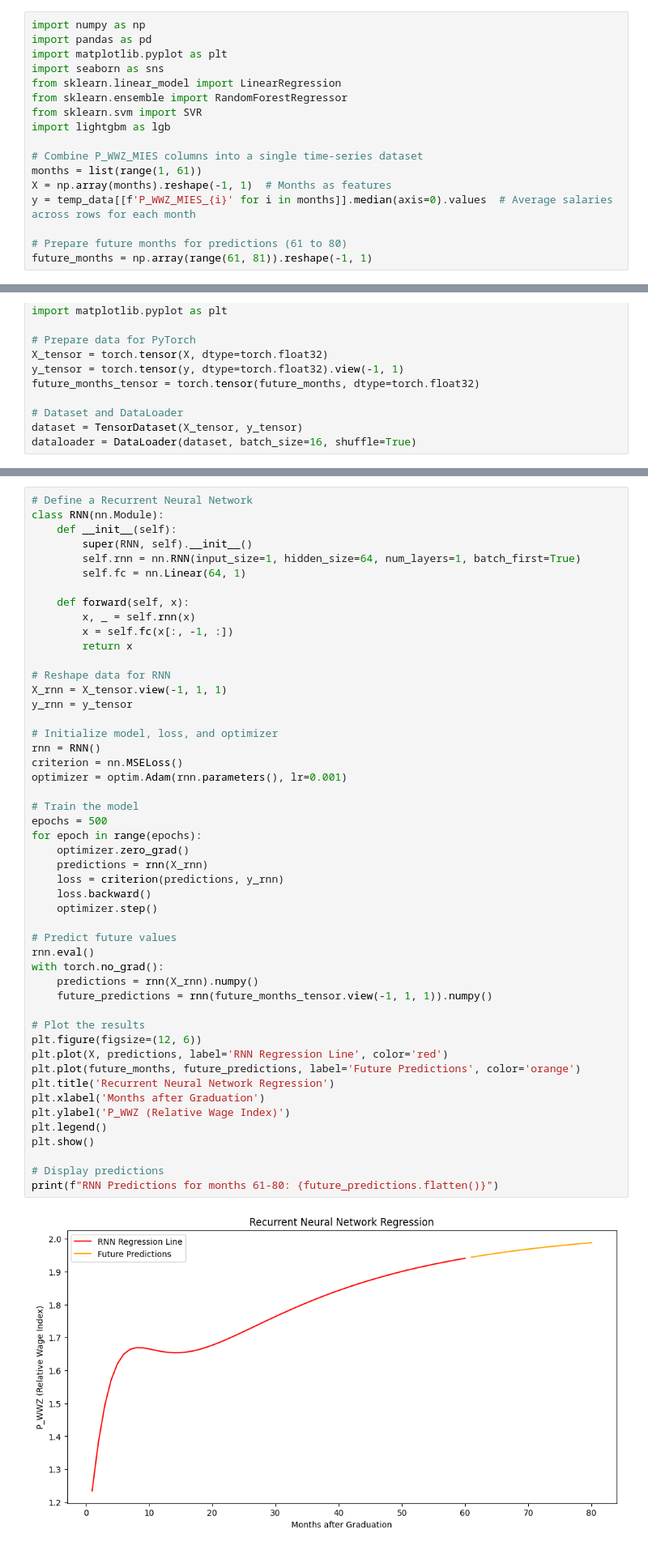
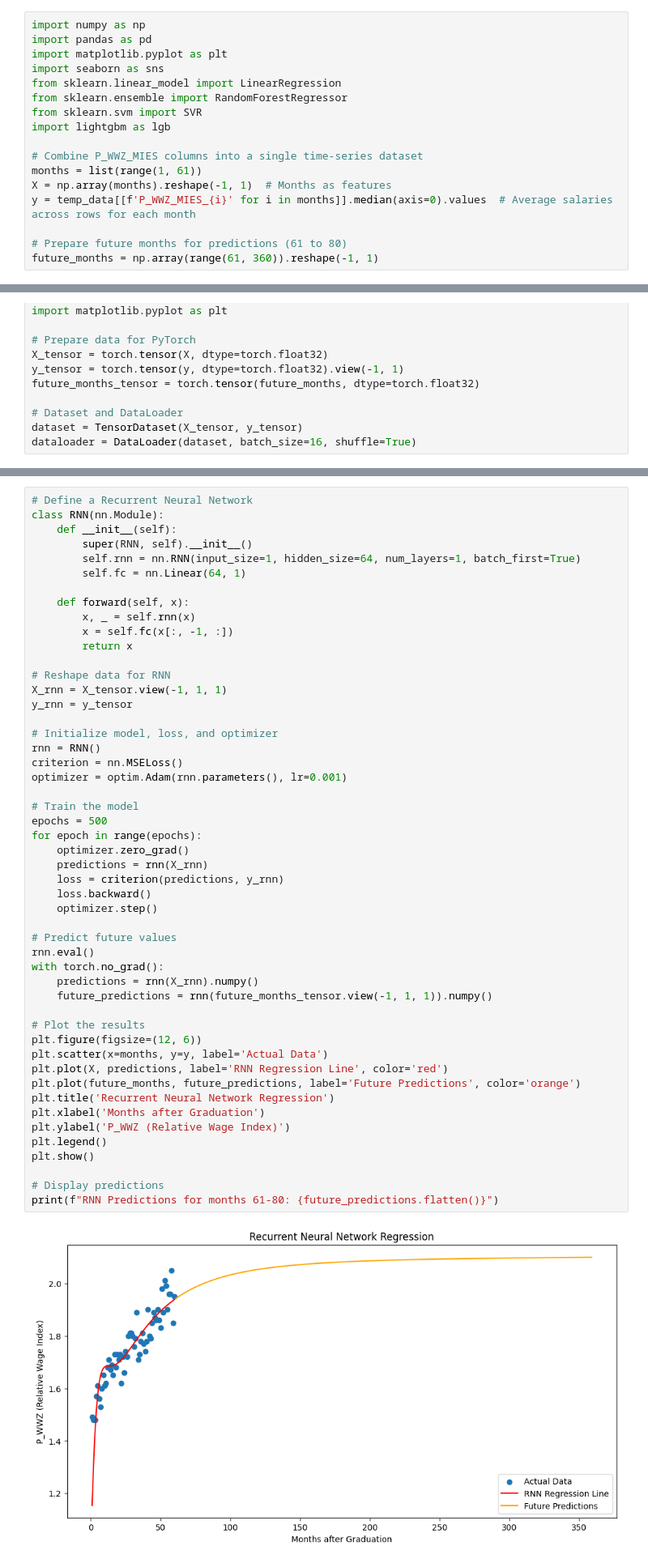
Before and after one commit to michalsko20/ela_analysis, a Jupyter notebook: model/main.ipynb, the cells around one changed output, grey strips where cells are left out. Shown at 81% size. Saved outputs shown, nothing was run; the diff lists cells and outputs as text.

```diff
--- a/model/main.ipynb
+++ b/model/main.ipynb
@@ -127,7 +127,7 @@ X = np.array(months).reshape(-1, 1)  # Months as features
 y = temp_data[[f'P_WWZ_MIES_{i}' for i in months]].median(axis=0).values  # Average salaries across rows for each month
 
 # Prepare future months for predictions (61 to 80)
-future_months = np.array(range(61, 81)).reshape(-1, 1)
+future_months = np.array(range(61, 360)).reshape(-1, 1)
 # %%
 # Linear Regression
 linear_model = LinearRegression()
@@ -599,31 +642,32 @@ criterion = nn.MSELoss()
 optimizer = optim.Adam(rnn.parameters(), lr=0.001)
 
 # Train the model
 epochs = 500
 for epoch in range(epochs):
     optimizer.zero_grad()
     predictions = rnn(X_rnn)
     loss = criterion(predictions, y_rnn)
     loss.backward()
     optimizer.step()
 
 # Predict future values
 rnn.eval()
 with torch.no_grad():
     predictions = rnn(X_rnn).numpy()
     future_predictions = rnn(future_months_tensor.view(-1, 1, 1)).numpy()
 
 # Plot the results
 plt.figure(figsize=(12, 6))
+plt.scatter(x=months, y=y, label='Actual Data')
 plt.plot(X, predictions, label='RNN Regression Line', color='red')
 plt.plot(future_months, future_predictions, label='Future Predictions', color='orange')
 plt.title('Recurrent Neural Network Regression')
 plt.xlabel('Months after Graduation')
 plt.ylabel('P_WWZ (Relative Wage Index)')
 plt.legend()
 plt.show()
 
 # Display predictions
 print(f"RNN Predictions for months 61-80: {future_predictions.flatten()}")
 # %% [output]
-[figure, old version]
+[figure, new version]
```
Also changed, not shown: parts of 5 cells of this notebook, 1 other file.
